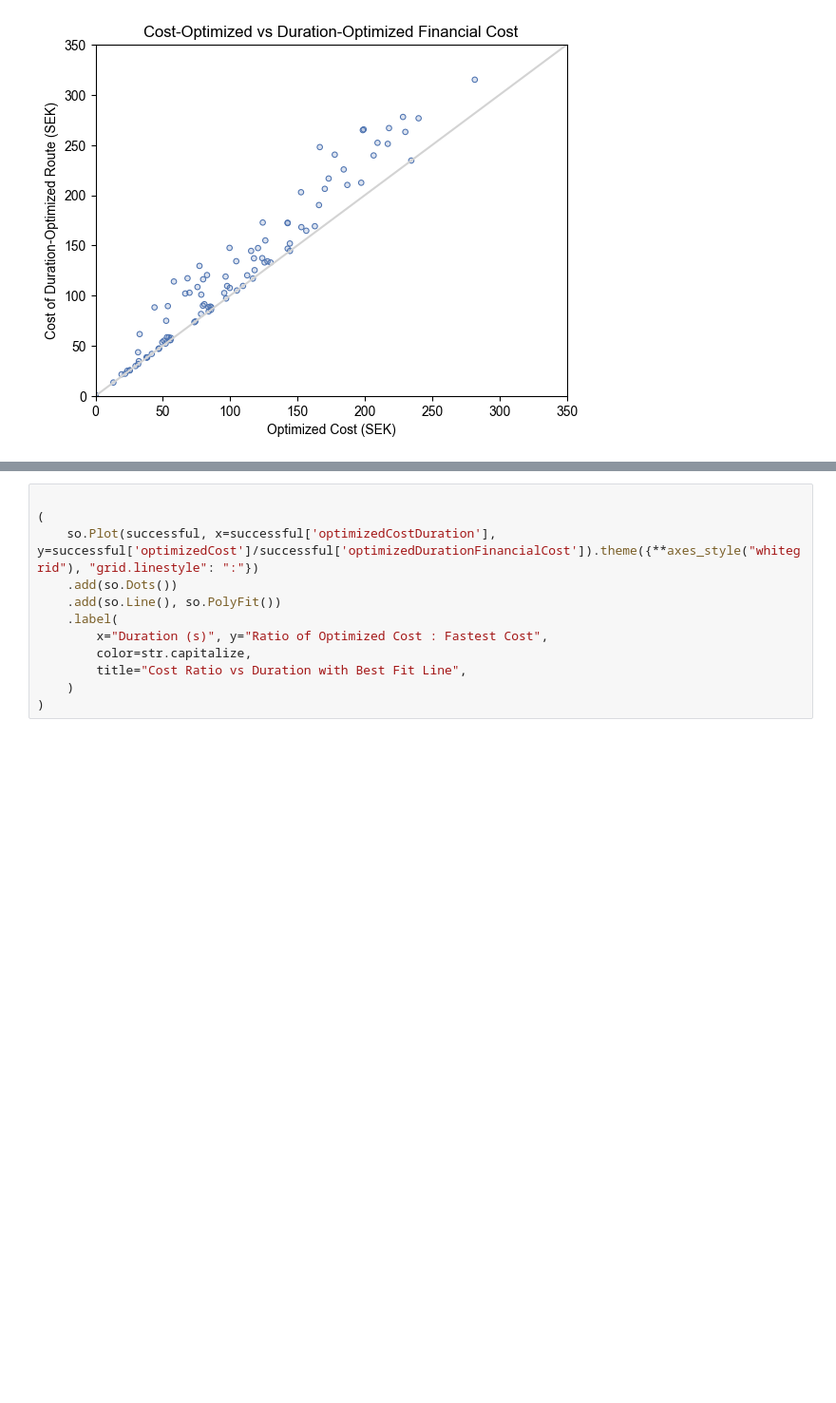
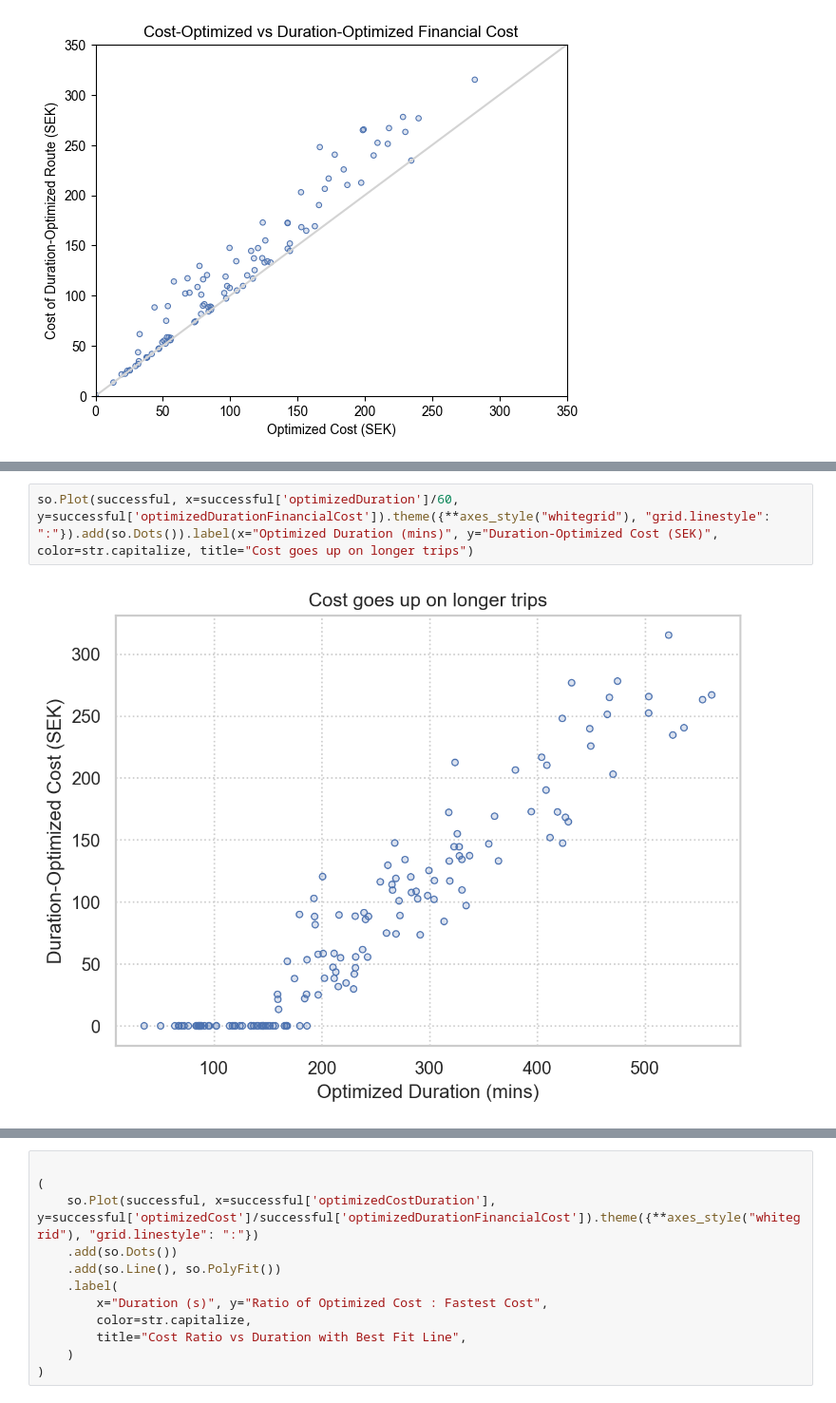
Before and after one commit to mattlehrer/ev-routing-experiment-analysis, a Jupyter notebook: figures.ipynb, the cells around one changed output, grey strips where cells are left out. Shown: that part at 95% size. Cells and saved outputs as stored; diff of their text form; blank space fills up the shorter version.

```diff
--- a/figures.ipynb
+++ b/figures.ipynb
@@ -118,0 +137,4 @@ p.on(ax).show()
+# %%
+so.Plot(successful, x=successful['optimizedDuration']/60, y=successful['optimizedDurationFinancialCost']).theme({**axes_style("whitegrid"), "grid.linestyle": ":"}).add(so.Dots()).label(x="Optimized Duration (mins)", y="Duration-Optimized Cost (SEK)", color=str.capitalize, title="Cost goes up on longer trips")
+# %% [output]
+[figure, added]
```
Also changed, not shown: parts of 7 cells of this notebook, 1 other file.
